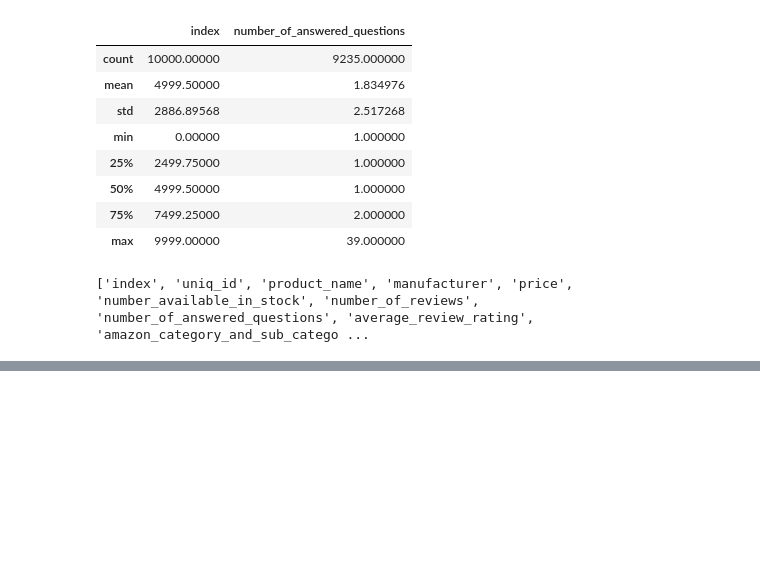
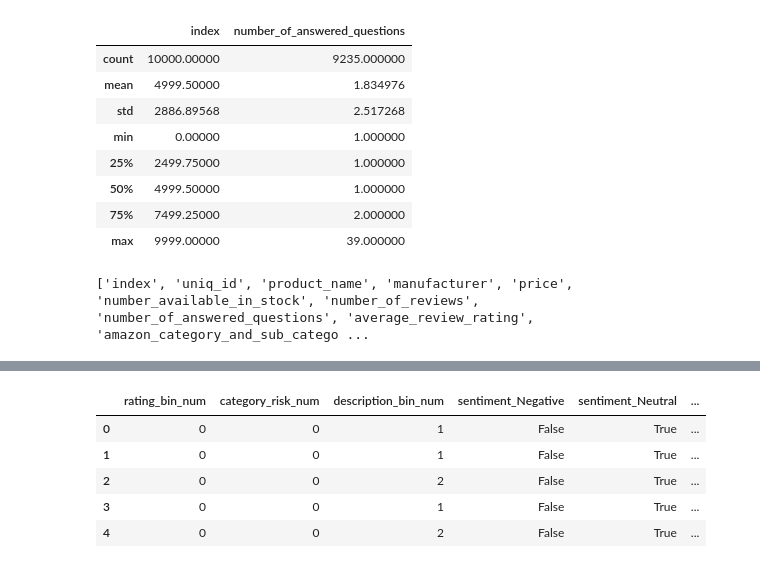
Before and after one commit to asanskruti/return_risk, a Jupyter notebook: notebooks/test1.ipynb, the cells around one changed output, grey strips where cells are left out. Saved outputs shown, nothing was run; the diff lists cells and outputs as text; code cells hidden in the pictures; blank space fills up the shorter version.

```diff
--- a/notebooks/test1.ipynb
+++ b/notebooks/test1.ipynb
@@ -525,0 +135,14 @@ Logistic Regression is a good starting point, but other models might capture dif
+# %%
+# Split data into training and test sets based on index
+train_data = df.iloc[:4000].copy() # Use .copy() to avoid SettingWithCopyWarning
+test_data = df.iloc[4000:].copy() # Use .copy() to avoid SettingWithCopyWarning
+
+# Define output directory
+output_dir = r'return_risk/data/processed_data'
+os.makedirs(output_dir, exist_ok=True)
+
+# Save training and test data
+train_path = os.path.join(output_dir, 'train_data.csv')
+train_data.to_csv(train_path, index=False)
+test_path = os.path.join(output_dir, 'test_data.csv')
+test_data.to_csv(test_path, index=False)
@@ -525,0 +295,28 @@ Logistic Regression is a good starting point, but other models might capture dif
+# %%
+# Ordinal encode rating bin
+rating_map = {'Low': 0, 'Medium': 1, 'High': 2, 'Unknown': -1}
+train_data['rating_bin_num'] = train_data['rating_bin'].map(rating_map)
+
+# Ordinal encode category risk
+category_map = {'Low': 0, 'High': 1, 'Unknown': -1}
+train_data['category_risk_num'] = train_data['category_risk'].map(category_map)
+
+# Ordinal encode description bin
+desc_map = {'Short': 0, 'Medium': 1, 'Long': 2}
+train_data['description_bin_num'] = train_data['description_bin'].map(desc_map)
+
+# One-hot encode sentiment label
+train_data = pd.get_dummies(train_data, columns=['review_sentiment_label'], prefix='sentiment')
+
+# Ordinal encode engagement
+engagement_map = {'None': 0, 'Low': 1, 'Medium': 2, 'High': 3}
+train_data['engagement_num'] = train_data['engagement'].map(engagement_map)
+
+display(train_data[['rating_bin_num', 'category_risk_num', 'description_bin_num', 'sentiment_Negative', 'sentiment_Neutral', 'sentiment_Positive', 'engagement_num']].head())
+# %% [output]
+|  | rating_bin_num | category_risk_num | description_bin_num | sentiment_Negative | sentiment_Neutral | ... |
+| 0 | 0 | 0 | 1 | False | True | ... |
+| 1 | 0 | 0 | 1 | False | True | ... |
+| 2 | 0 | 0 | 2 | False | True | ... |
+| 3 | 0 | 0 | 1 | False | True | ... |
+| 4 | 0 | 0 | 2 | False | True | ... |
```
Also changed, not shown: parts of 52 cells of this notebook.
